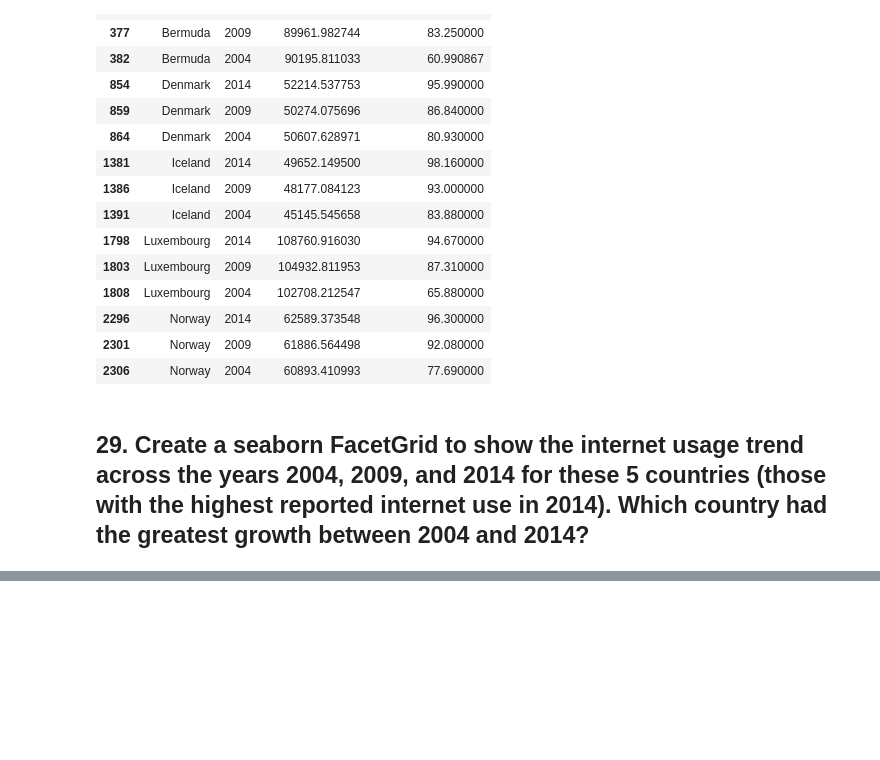
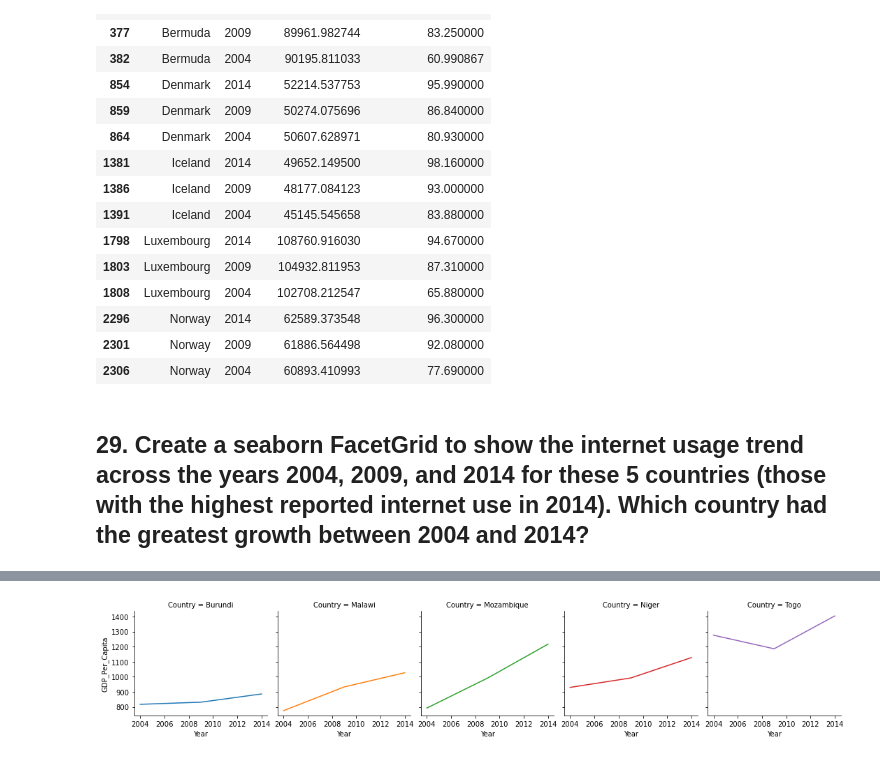
Before and after one commit to NSS-Data-Analytics-Cohort-7/gdp-and-internet-usage-kalmckin, a Jupyter notebook: Notebooks/gdp_and_internet_usage_kalmckin_notebook.ipynb, the cells around one changed output, grey strips where cells are left out. Cells and saved outputs as stored; diff of their text form; code cells hidden in the pictures; blank space fills up the shorter version.

```diff
--- a/Notebooks/gdp_and_internet_usage_kalmckin_notebook.ipynb
+++ b/Notebooks/gdp_and_internet_usage_kalmckin_notebook.ipynb
@@ -423,0 +514,3 @@ graph = seaborn.FacetGrid(top_5_internet, row = "Internet")
+# %%
+bottom_5_gdp = gdp_and_internet_use[gdp_and_internet_use["Country"].isin(["Burundi","Malawi","Niger","Mozambique","Togo"])]
+display(bottom_5_gdp)
@@ -423,0 +534,6 @@ graph = seaborn.FacetGrid(top_5_internet, row = "Internet")
+# %%
+graph = sns.FacetGrid(bottom_5_gdp, col = "Country", hue="Country")
+graph.map(plt.plot, "Year", "GDP_Per_Capita")
+plt.show()
+# %% [output]
+[figure, added]
```
Also changed, not shown: parts of 16 cells of this notebook.
